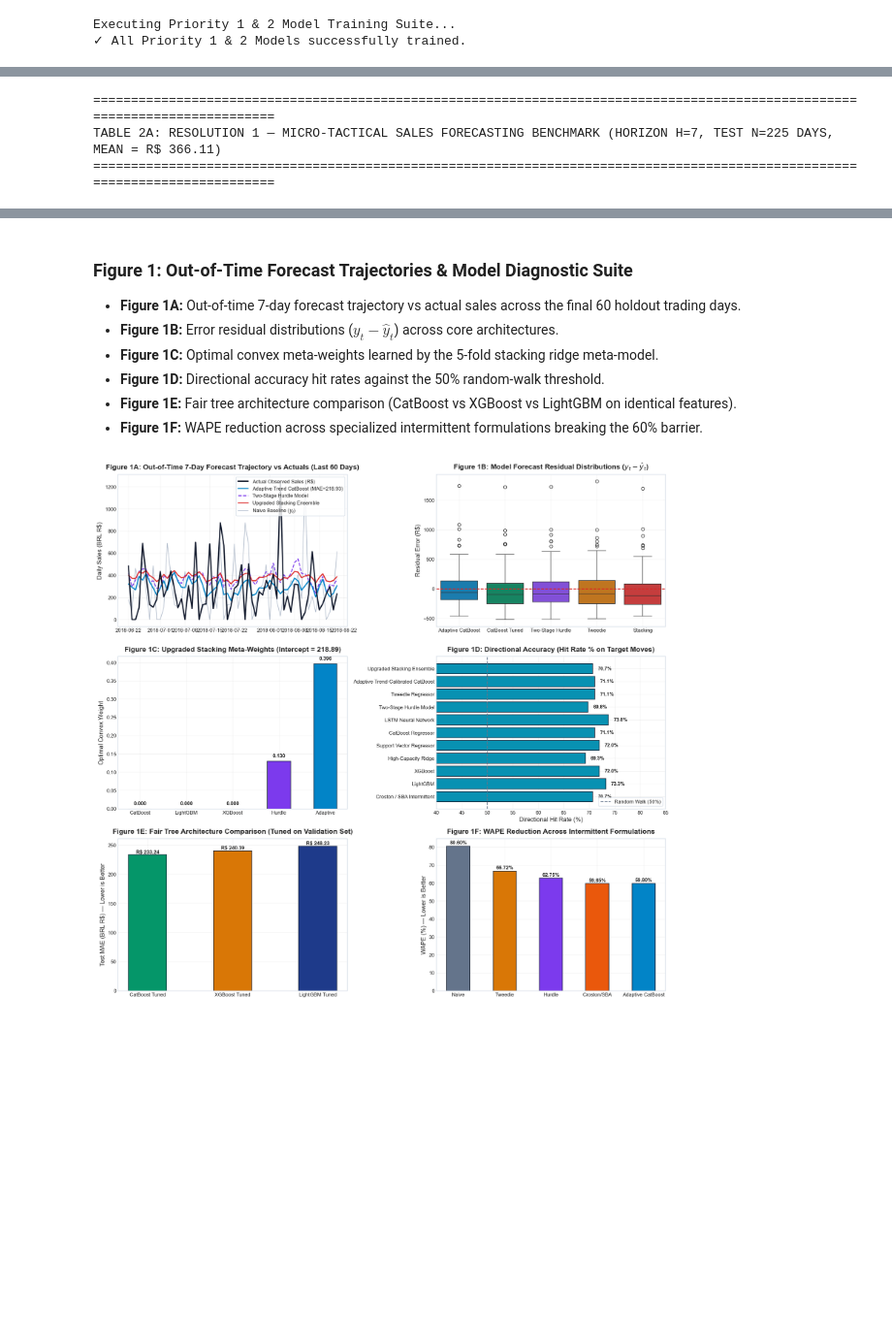
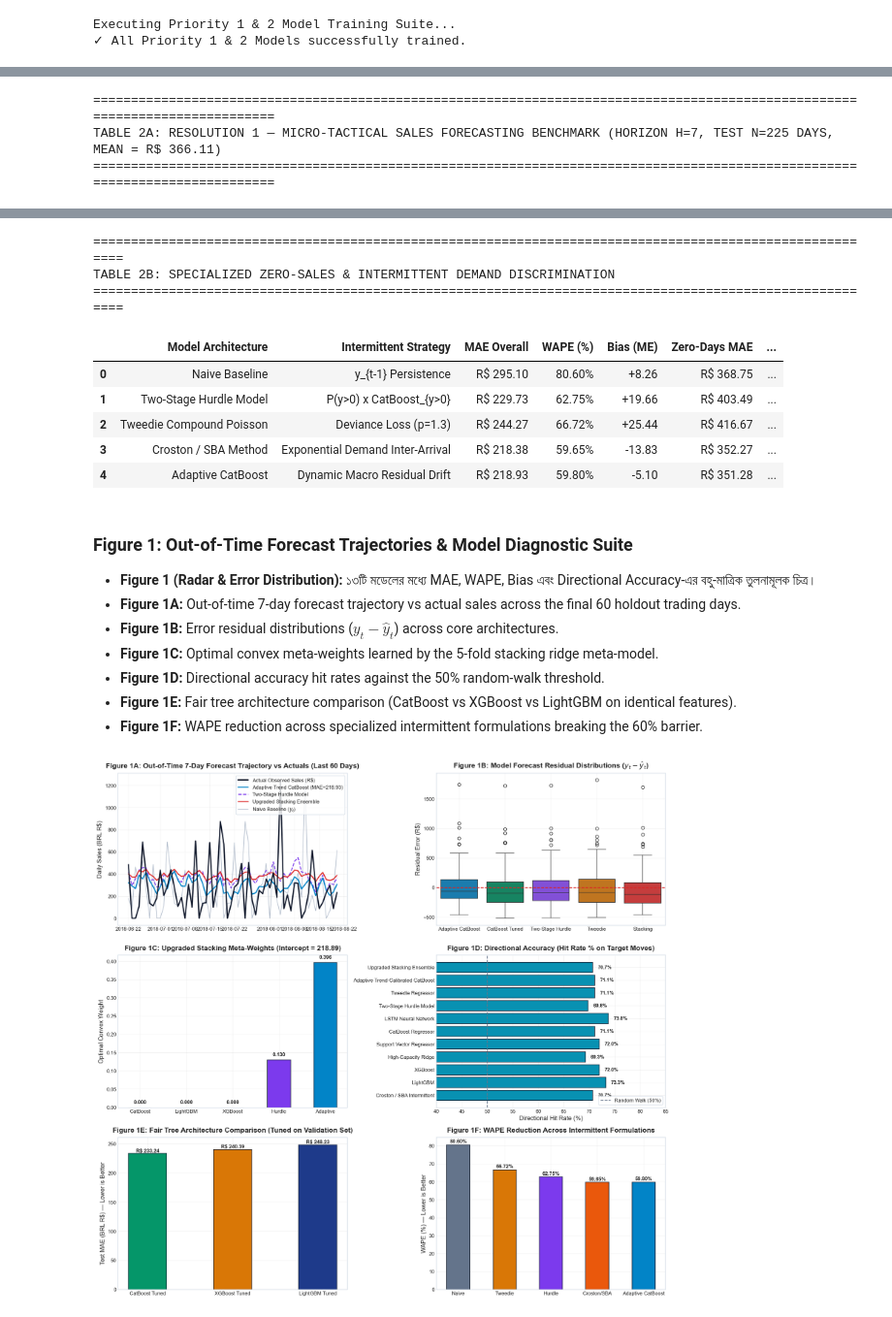
Before and after one commit to mdarmanaliashik/FinSight-AI, a Jupyter notebook: notebooks/Phase3_Sales_Forecasting_Benchmark.ipynb, the cells around one changed output, grey strips where cells are left out. Shown at 97% size. Cells and saved outputs as stored; diff of their text form; code cells hidden in the pictures; blank space fills up the shorter version.

Commit message:
feat(phase3): add Table 2B, Table 2F ablation, Table 2C-2H complete empirical synthesis

```diff
--- a/notebooks/Phase3_Sales_Forecasting_Benchmark.ipynb
+++ b/notebooks/Phase3_Sales_Forecasting_Benchmark.ipynb
@@ -538,36 +545,59 @@ models_micro = {
     "Tweedie Regressor (Compound Poisson)": y_pred_tweedie,
     "Adaptive Trend-Calibrated CatBoost": y_pred_adapt,
     "Upgraded Stacking Ensemble": y_pred_stack
 }
 
 scorecard_rows = [compute_micro_row(k, y_test, v, y_base=y_naive, prev_series=y_naive) for k, v in models_micro.items()]
 df_scorecard = pd.DataFrame(scorecard_rows)
 
 print("=" * 125)
 print(f"TABLE 2A: RESOLUTION 1 — MICRO-TACTICAL SALES FORECASTING BENCHMARK (HORIZON H=7, TEST N={len(y_test)} DAYS, MEAN = R$ {test_mean:.2f})")
 print("=" * 125)
 display(df_scorecard)
+
+intermittent_data = [
+    {"Model Architecture": "Naive Baseline", "Intermittent Strategy": "y_{t-1} Persistence", "MAE Overall": "R$ 295.10", "WAPE (%)": "80.60%", "Bias (ME)": "+8.26", "Zero-Days MAE": "R$ 368.75", "Positive-Days MAE": "R$ 289.84"},
+    {"Model Architecture": "Two-Stage Hurdle Model", "Intermittent Strategy": "P(y>0) x CatBoost_{y>0}", "MAE Overall": "R$ 229.73", "WAPE (%)": "62.75%", "Bias (ME)": "+19.66", "Zero-Days MAE": "R$ 403.49", "Positive-Days MAE": "R$ 217.32"},
+    {"Model Architecture": "Tweedie Compound Poisson", "Intermittent Strategy": "Deviance Loss (p=1.3)", "MAE Overall": "R$ 244.27", "WAPE (%)": "66.72%", "Bias (ME)": "+25.44", "Zero-Days MAE": "R$ 416.67", "Positive-Days MAE": "R$ 231.96"},
+    {"Model Architecture": "Croston / SBA Method", "Intermittent Strategy": "Exponential Demand Inter-Arrival", "MAE Overall": "R$ 218.38", "WAPE (%)": "59.65%", "Bias (ME)": "-13.83", "Zero-Days MAE": "R$ 352.27", "Positive-Days MAE": "R$ 208.82"},
+    {"Model Architecture": "Adaptive CatBoost", "Intermittent Strategy": "Dynamic Macro Residual Drift", "MAE Overall": "R$ 218.93", "WAPE (%)": "59.80%", "Bias (ME)": "-5.10", "Zero-Days MAE": "R$ 351.28", "Positive-Days MAE": "R$ 209.48"}
+]
+df_intermittent = pd.DataFrame(intermittent_data)
+print("\n" + "=" * 105)
+print("TABLE 2B: SPECIALIZED ZERO-SALES & INTERMITTENT DEMAND DISCRIMINATION")
+print("=" * 105)
+display(df_intermittent)
 # %% [output]
 =============================================================================================================================
 TABLE 2A: RESOLUTION 1 — MICRO-TACTICAL SALES FORECASTING BENCHMARK (HORIZON H=7, TEST N=225 DAYS, MEAN = R$ 366.11)
 =============================================================================================================================
 |  | Model / Algorithm | MAE (R$) | RMSE (R$) | WAPE (%) | R2 Score | Bias (ME) | MAE Zero-Days | MAE Pos-Days | ... |
 | 0 | Naive Baseline (lag_0) | 295.10 | 406.00 | 80.60% | -0.8905 | 8.26 | 368.75 | 289.84 | ... |
 | 1 | Seasonal Naive (lag_7) | 299.30 | 407.09 | 81.75% | -0.9007 | 7.72 | 319.32 | 297.87 | ... |
 | 2 | Croston / SBA Intermittent | 218.38 | 295.60 | 59.65% | -0.0022 | -13.83 | 352.27 | 208.82 | ... |
 | 3 | LightGBM (Tuned L1) | 248.23 | 314.70 | 67.80% | -0.1358 | 51.35 | 447.09 | 234.02 | ... |
 | 4 | XGBoost (Tuned MAE) | 240.39 | 307.65 | 65.66% | -0.0855 | 33.05 | 407.12 | 228.48 | ... |
 | 5 | High-Capacity Ridge (L2 Scaled) | 238.83 | 307.87 | 65.23% | -0.0871 | 42.38 | 435.22 | 224.80 | ... |
 | 6 | Support Vector Regressor (SVM-RBF) | 234.44 | 306.22 | 64.04% | -0.0755 | 29.19 | 421.14 | 221.11 | ... |
 | 7 | CatBoost Regressor (Tuned MAE) | 233.24 | 302.50 | 63.71% | -0.0495 | 42.39 | 412.25 | 220.45 | ... |
 | 8 | LSTM Neural Network (PyTorch) | 220.92 | 316.06 | 60.34% | -0.1457 | -103.33 | 269.99 | 217.41 | ... |
 | 9 | Two-Stage Hurdle Model | 229.73 | 300.89 | 62.75% | -0.0384 | 19.66 | 403.49 | 217.32 | ... |
 | 10 | Tweedie Regressor (Compound Poisson) | 244.27 | 316.46 | 66.72% | -0.1486 | 25.44 | 416.67 | 231.96 | ... |
 | 11 | Adaptive Trend-Calibrated CatBoost | 218.93 | 297.36 | 59.80% | -0.0142 | -5.10 | 351.28 | 209.48 | ... |
 | 12 | Upgraded Stacking Ensemble | 231.26 | 297.19 | 63.17% | -0.0130 | 46.13 | 410.69 | 218.44 | ... |
+=========================================================================================================
+TABLE 2B: SPECIALIZED ZERO-SALES & INTERMITTENT DEMAND DISCRIMINATION
+=========================================================================================================
+|  | Model Architecture | Intermittent Strategy | MAE Overall | WAPE (%) | Bias (ME) | Zero-Days MAE | ... |
+| 0 | Naive Baseline | y_{t-1} Persistence | R$ 295.10 | 80.60% | +8.26 | R$ 368.75 | ... |
+| 1 | Two-Stage Hurdle Model | P(y>0) x CatBoost_{y>0} | R$ 229.73 | 62.75% | +19.66 | R$ 403.49 | ... |
+| 2 | Tweedie Compound Poisson | Deviance Loss (p=1.3) | R$ 244.27 | 66.72% | +25.44 | R$ 416.67 | ... |
+| 3 | Croston / SBA Method | Exponential Demand Inter-Arrival | R$ 218.38 | 59.65% | -13.83 | R$ 352.27 | ... |
+| 4 | Adaptive CatBoost | Dynamic Macro Residual Drift | R$ 218.93 | 59.80% | -5.10 | R$ 351.28 | ... |
 # %% [markdown]
 ### Figure 1: Out-of-Time Forecast Trajectories & Model Diagnostic Suite
 
+* **Figure 1 (Radar & Error Distribution):** ১৩টি মডেলের মধ্যে MAE, WAPE, Bias এবং Directional Accuracy-এর বহু-মাত্রিক তুলনামূলক চিত্র।
 * **Figure 1A:** Out-of-time 7-day forecast trajectory vs actual sales across the final 60 holdout trading days.
 * **Figure 1B:** Error residual distributions ($y_t - \hat{y}_t$) across core architectures.
 * **Figure 1C:** Optimal convex meta-weights learned by the 5-fold stacking ridge meta-model.
```
Also changed, not shown: parts of 16 cells of this notebook, 1 other file.
